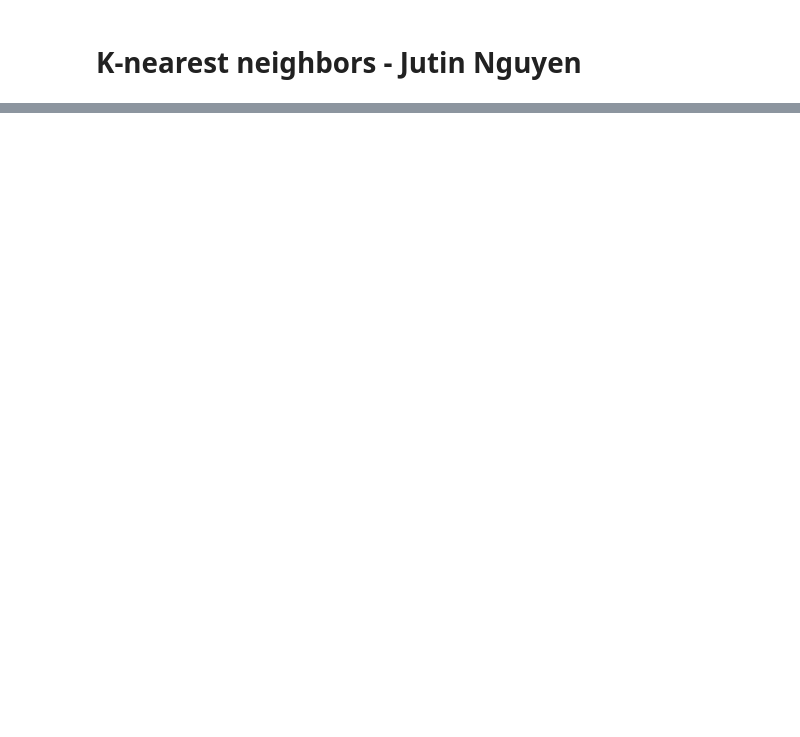
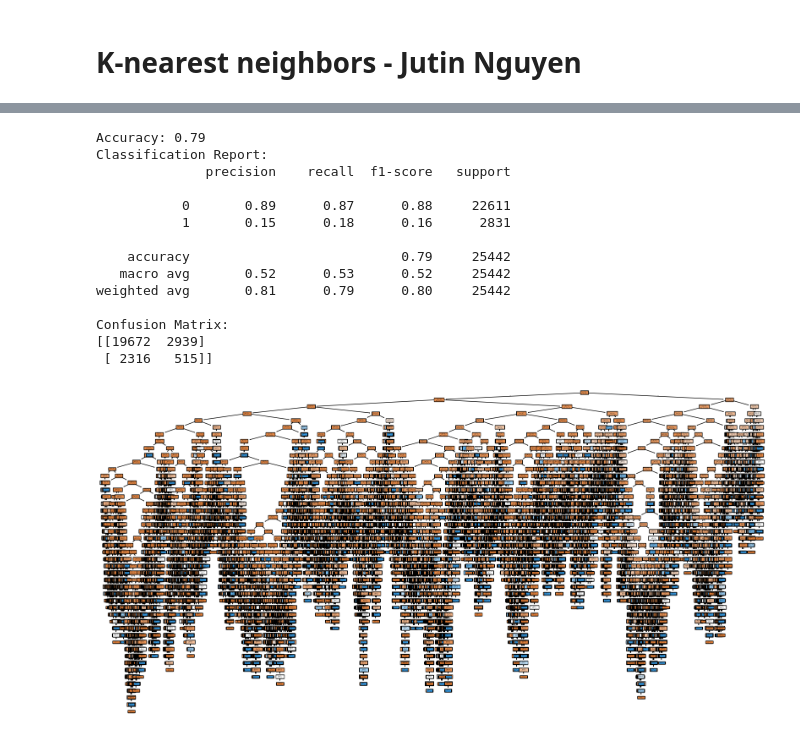
Before and after one commit to itsmandrew/Diabetes-CS178, a Jupyter notebook: knn.ipynb, the cells around one changed output, grey strips where cells are left out. Drawn from its saved outputs; the diff is of its cells as text; code cells hidden in the pictures; blank space fills up the shorter version.

Commit message:
Added decision tree classifier

```diff
--- a/knn.ipynb
+++ b/knn.ipynb
@@ -74,0 +76,34 @@ plt.show()
+# %%
+
+
+clf = DecisionTreeClassifier(random_state=seed)
+clf.fit(X_train, y_train)
+
+y_pred = clf.predict(X_test)
+
+accuracy = accuracy_score(y_test, y_pred)
+print(f"Accuracy: {accuracy:.2f}")
+
+print("Confusion Matrix:")
+print(confusion_matrix(y_test, y_pred))
+
+# Tree is ginormous and takes too long to process
+#plt.figure(figsize=(20,10))
+#plot_tree(clf, filled=True, feature_names=X.columns, class_names=['Not Readmitted', 'Readmitted'])
+#plt.show()
+# %% [output]
+Accuracy: 0.79
+Classification Report:
+              precision    recall  f1-score   support
+
+           0       0.89      0.87      0.88     22611
+           1       0.15      0.18      0.16      2831
+
+    accuracy                           0.79     25442
+   macro avg       0.52      0.53      0.52     25442
+weighted avg       0.81      0.79      0.80     25442
+
+Confusion Matrix:
+[[19672  2939]
+ [ 2316   515]]
+[figure, added]
```
Also changed, not shown: parts of 3 cells of this notebook.
